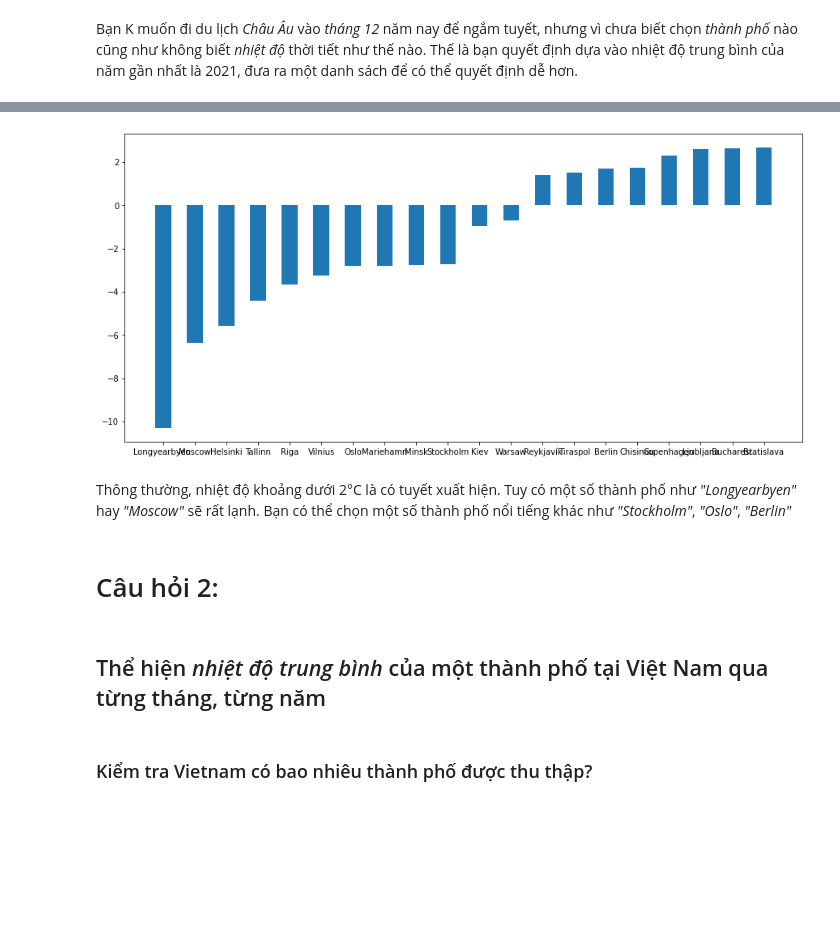
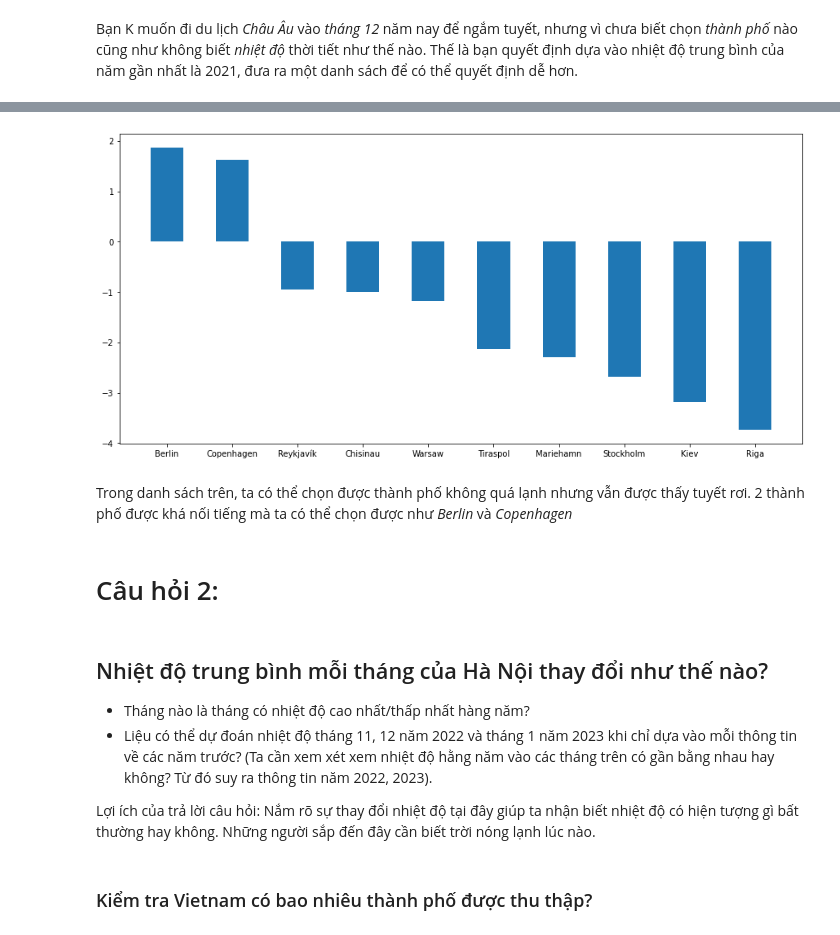
Before and after one commit to the0nlyWyvern/Weather-Analysis, a Jupyter notebook: UnderstandData_Part1.ipynb, the cells around one changed output, grey strips where cells are left out. Saved outputs shown, nothing was run; the diff lists cells and outputs as text; code cells hidden in the pictures; blank space fills up the shorter version.

```diff
--- a/UnderstandData_Part1.ipynb
+++ b/UnderstandData_Part1.ipynb
@@ -29,5 +34,5 @@ Bạn K muốn đi du lịch _Châu Âu_ vào _tháng 12_ năm nay để ngắm
 # %%
-min_temp = weather_df[(pd.DatetimeIndex(weather_df['date']).month == 12) &
-                    (pd.DatetimeIndex(weather_df['date']).year == 2021) &
-                    (weather_df['continent'] == 'Europe')]
-min_temp = min_temp[['city','tavg']]
+eu_cities = weather_df[(weather_df["date"].between(start_date, end_date)) &
+                        (weather_df['continent'] == 'Europe')]
+
+eu_cities = eu_cities[['city','tavg']]
@@ -50,3 +55,3 @@ min_temp
 # %%
-coldest_cities = min_temp.groupby('city').mean()
+warm_cities = eu_cities.groupby('city').mean()
 # %% [markdown]
@@ -55,0 +61,2 @@ coldest_cities = coldest_cities.sort_values('tavg').head(20)
+# %%
+warm_cities = warm_cities[warm_cities["tavg"] < 2]
@@ -55,0 +87,2 @@ coldest_cities = coldest_cities.sort_values('tavg').head(20)
+# %%
+warm_cities_visual = warm_cities.sort_values('tavg', ascending=False).head(10)
@@ -56,16 +104,20 @@ coldest_cities = coldest_cities.sort_values('tavg').head(20)
 # %%
 plt.figure(figsize=(15,7))
-plt.bar(coldest_cities.index, coldest_cities['tavg'], width = 0.5)
+plt.bar(warm_cities_visual.index, warm_cities_visual['tavg'], width = 0.5)
 plt.show()
 # %% [output]
-[figure, old version]
+[figure, new version]
-# %% [markdown]
-Thông thường, nhiệt độ khoảng dưới 2&deg;C là có tuyết xuất hiện. Tuy có một số thành phố như _"Longyearbyen"_
-hay _"Moscow"_ sẽ rất lạnh. Bạn có thể chọn một số thành phố nổi tiếng khác như _"Stockholm"_, _"Oslo"_, _"Berlin"_
+# %% [markdown]
+Trong danh sách trên, ta có thể chọn được thành phố không quá lạnh nhưng vẫn được thấy tuyết rơi.
+2 thành phố được khá nối tiếng mà ta có thể chọn được như _Berlin_ và _Copenhagen_
 # %% [markdown]
 # Câu hỏi 2:
-# %% [markdown]
-## Thể hiện _nhiệt độ trung bình_ của một thành phố tại Việt Nam qua từng tháng, từng năm
+# %% [markdown]
+## Nhiệt độ trung bình mỗi tháng của Hà Nội thay đổi như thế nào?
+- Tháng nào là tháng có nhiệt độ cao nhất/thấp nhất hàng năm?
+- Liệu có thể dự đoán nhiệt độ tháng 11, 12 năm 2022 và tháng 1 năm 2023 khi chỉ dựa vào mỗi thông tin về các năm trước? (Ta cần xem xét xem nhiệt độ hằng năm vào các tháng trên có gần bằng nhau hay không? Từ đó suy ra thông tin năm 2022, 2023).
+
+Lợi ích của trả lời câu hỏi: Nắm rõ sự thay đổi nhiệt độ tại đây giúp ta nhận biết nhiệt độ có hiện tượng gì bất thường hay không. Những người sắp đến đây cần biết trời nóng lạnh lúc nào.
 # %% [markdown]
 ### Kiểm tra Vietnam có bao nhiêu thành phố được thu thập?
 # %%
```
Also changed, not shown: parts of 11 cells of this notebook.
